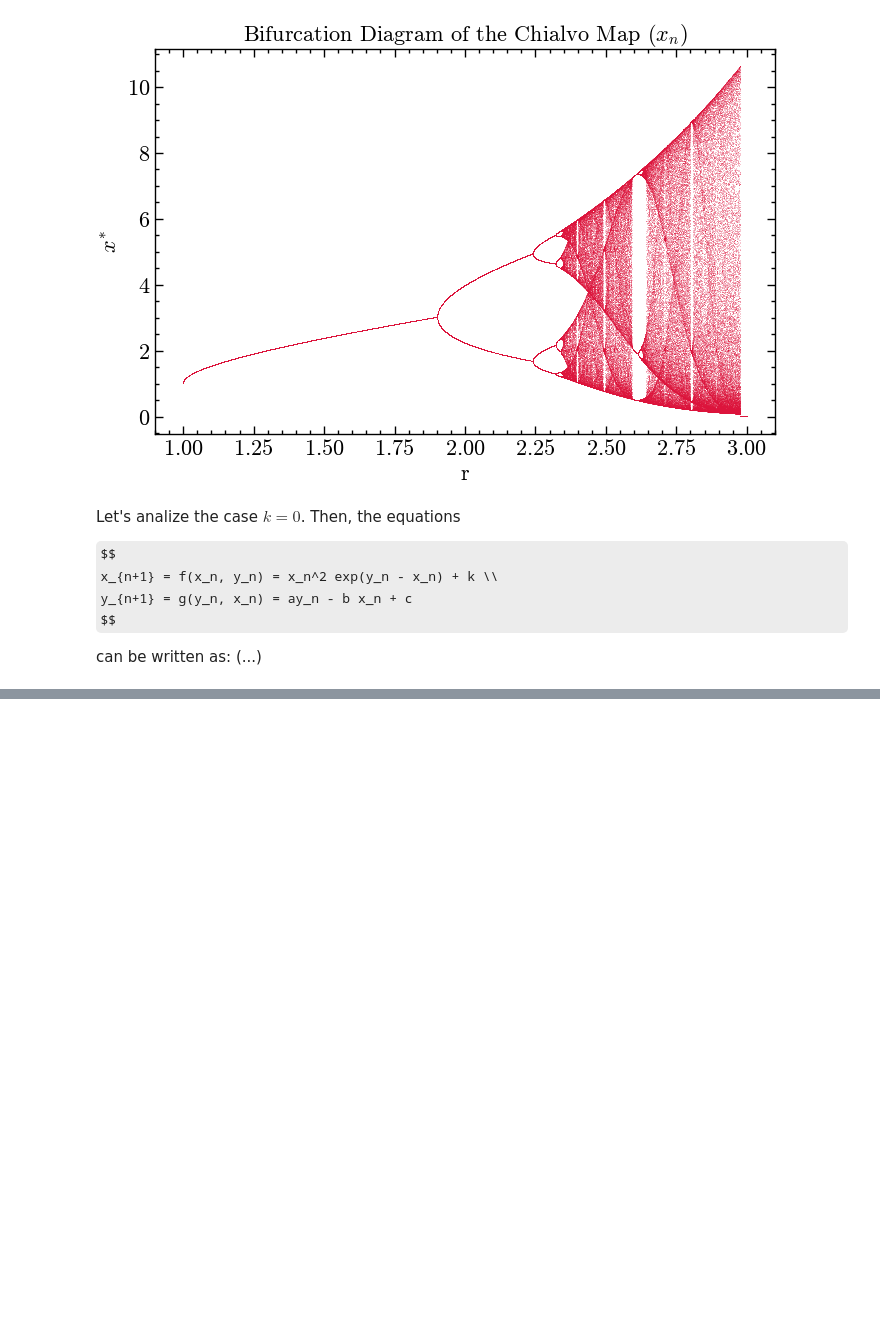
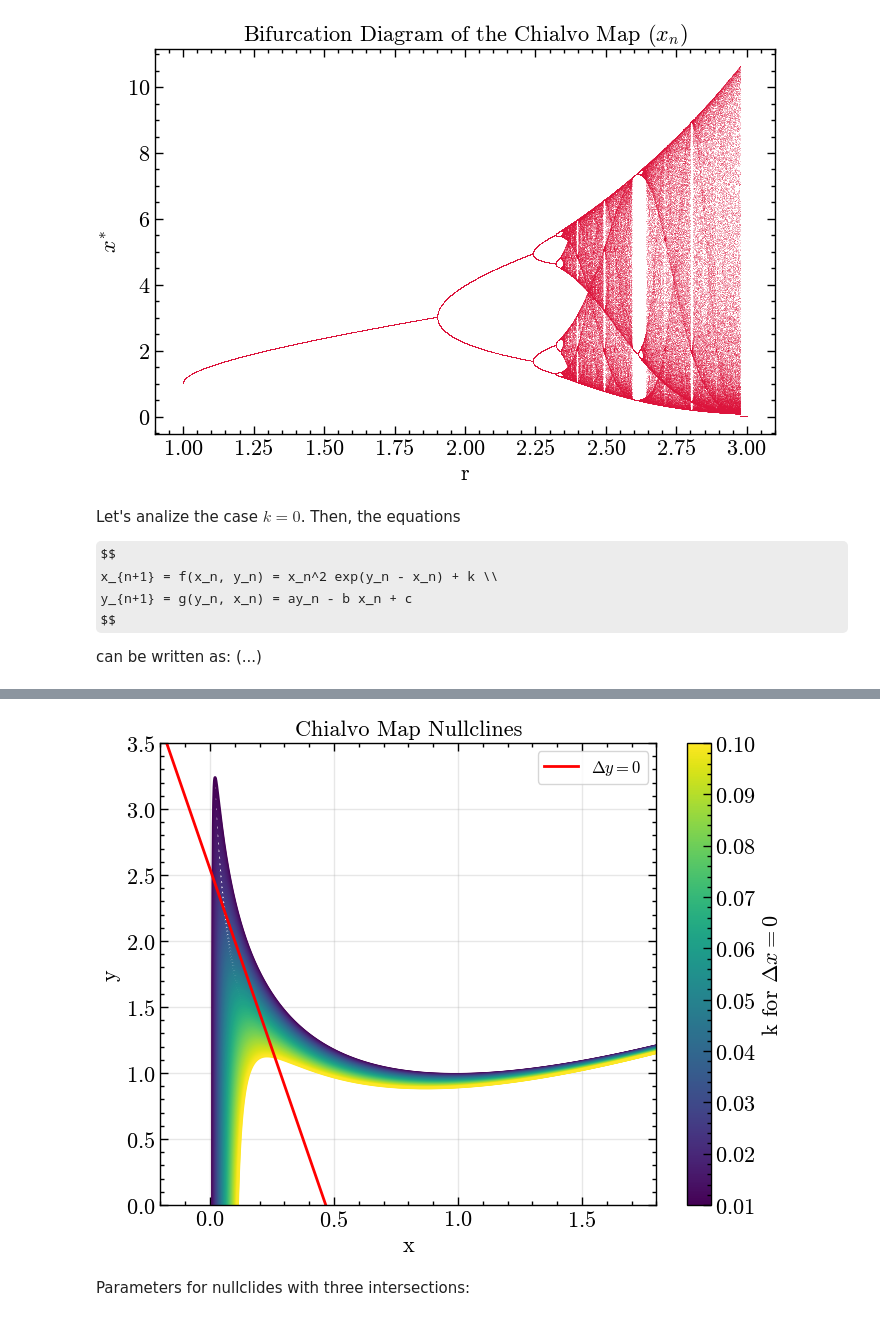
Before and after one commit to alanPalma25/complex_systems, a Jupyter notebook: final_project/chialvo_map.ipynb, the cells around one changed output, grey strips where cells are left out. Saved outputs shown, nothing was run; the diff lists cells and outputs as text; code cells hidden in the pictures; some formulas as TeX source; blank space fills up the shorter version.

```diff
--- a/final_project/chialvo_map.ipynb
+++ b/final_project/chialvo_map.ipynb
@@ -213,0 +306,35 @@ I already show that $x_f=0$ is a fixed point, so we set the IC of the y (recover
+# %%
+# Plot nullclines
+plt.figure(figsize=(8, 6))
+
+# Define k values
+k_values = np.arange(0.01, 0.1, 0.001)
+# k_values = [0.01, 0.04, 0.08, 0.1]
+
+# cmap for k
+cmap = plt.get_cmap('viridis')
+colors = cmap(np.linspace(0, 1, len(k_values)))
+
+for k, color in zip(k_values, colors):
+    dx = nullcline_x(x_for_nullX, k=k)
+    plt.plot(x_for_nullX, dx, color=color)
+plt.plot(x_for_nullY, dy, label=r'$\Delta y = 0$', color='red')
+
+plt.title('Chialvo Map Nullclines')
+plt.xlabel('x')
+plt.ylabel('y')
+
+plt.xlim(-0.2, 1.8)
+plt.ylim(0.0, 3.5)
+
+sm = plt.cm.ScalarMappable(cmap=cmap, norm=plt.Normalize(vmin=k_values.min(), vmax=k_values.max()))
+sm.set_array([])
+plt.colorbar(sm, label='k for ' + r'$\Delta x = 0$' , ax=plt.gca())
+
+plt.legend(frameon=True, fontsize=12)
+plt.grid(alpha=0.3)
+plt.show()
+# %% [output]
+[figure, added]
+# %% [markdown]
+Parameters for nullclides with three intersections:
```
Also changed, not shown: parts of 17 cells of this notebook.
